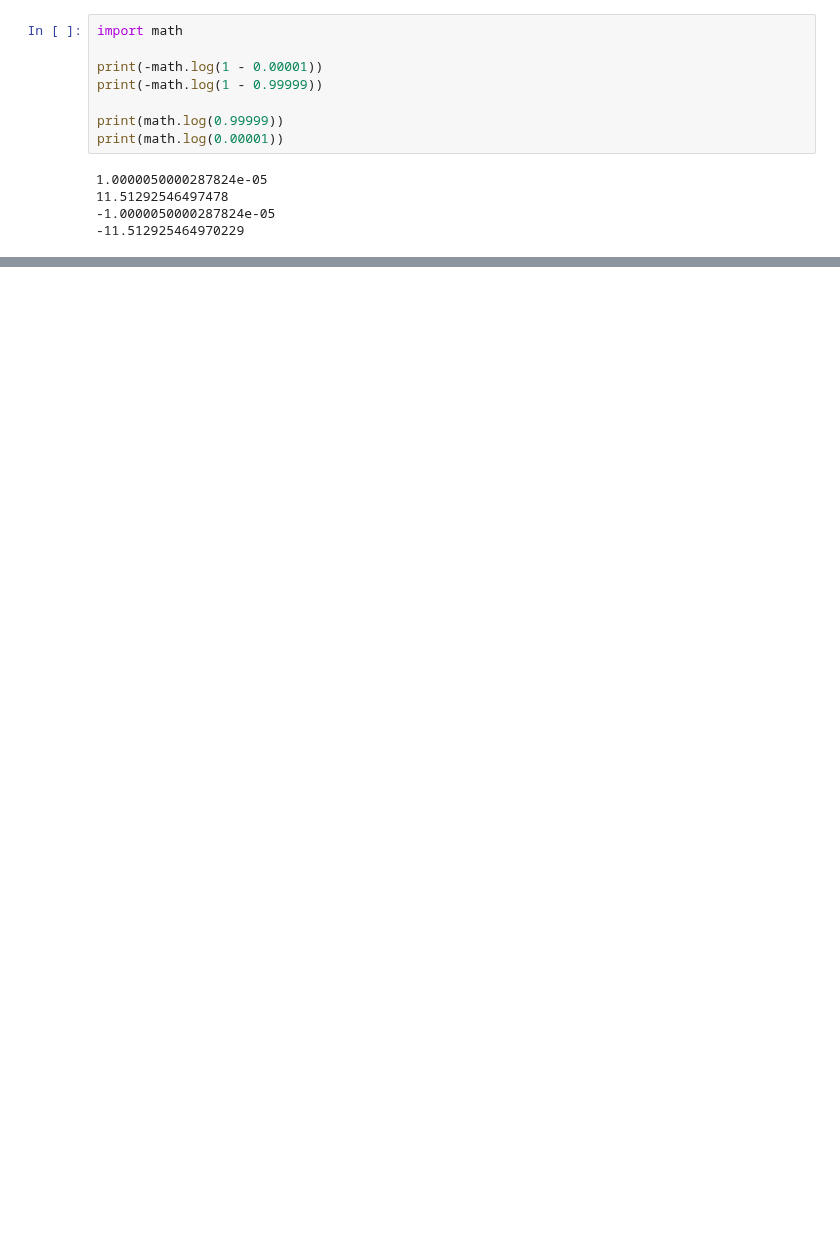
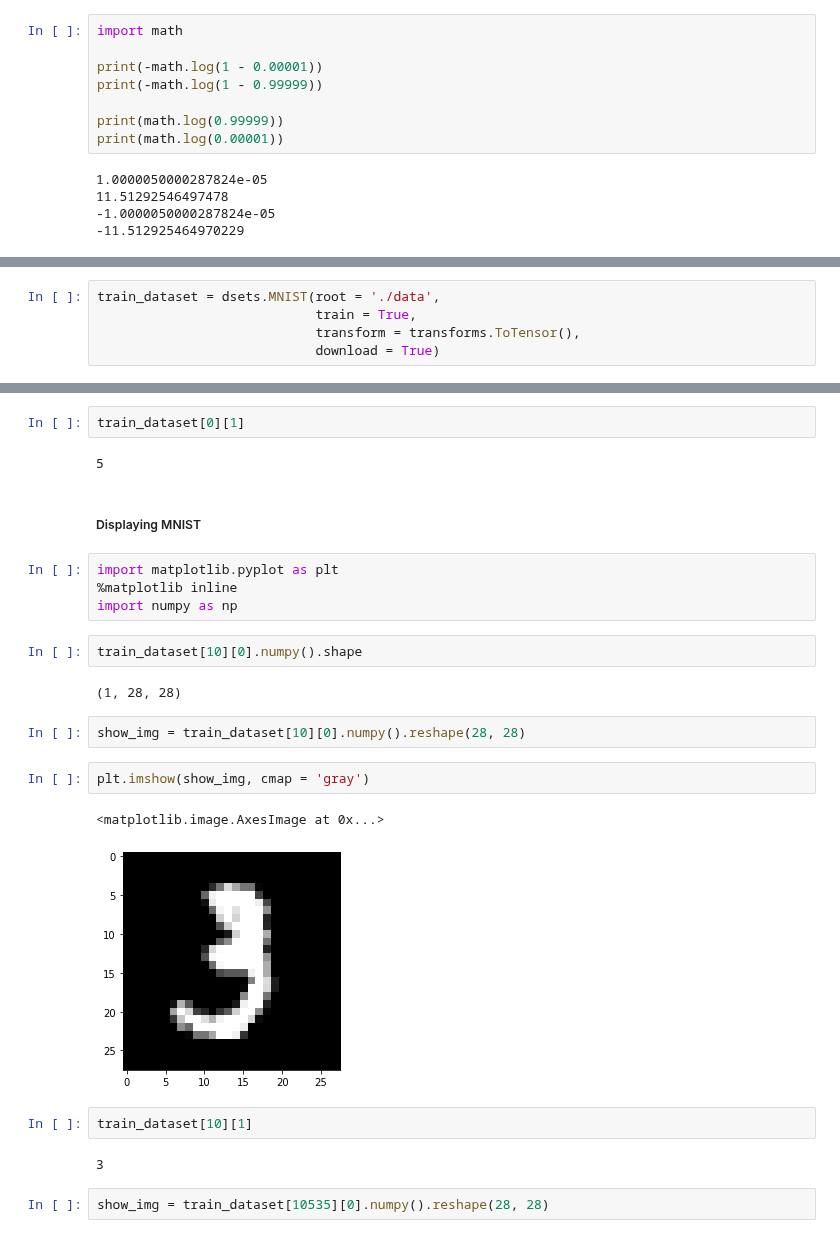
Before and after one commit to AnshMittal1811/Pytorch, a Jupyter notebook: Untitled.ipynb, the cells around one changed output, grey strips where cells are left out. Saved outputs shown, nothing was run; the diff lists cells and outputs as text; blank space fills up the shorter version.

```diff
--- a/Untitled.ipynb
+++ b/Untitled.ipynb
@@ -57,0 +76,5 @@ print(math.log(0.00001))
+# %%
+train_dataset = dsets.MNIST(root = './data',
+                            train = True,
+                            transform = transforms.ToTensor(),
+                            download = True)
@@ -57,0 +128,27 @@ print(math.log(0.00001))
+# %%
+train_dataset[0][1]
+# %% [output]
+5
+# %% [markdown]
+##### Displaying MNIST
+# %%
+import matplotlib.pyplot as plt
+%matplotlib inline
+import numpy as np
+# %%
+train_dataset[10][0].numpy().shape
+# %% [output]
+(1, 28, 28)
+# %%
+show_img = train_dataset[10][0].numpy().reshape(28, 28)
+# %%
+plt.imshow(show_img, cmap = 'gray')
+# %% [output]
+<matplotlib.image.AxesImage at 0x...>
+[figure, added]
+# %%
+train_dataset[10][1]
+# %% [output]
+3
+# %%
+show_img = train_dataset[10535][0].numpy().reshape(28, 28)
```
Also changed, not shown: parts of 32 cells of this notebook, 10 other files.
